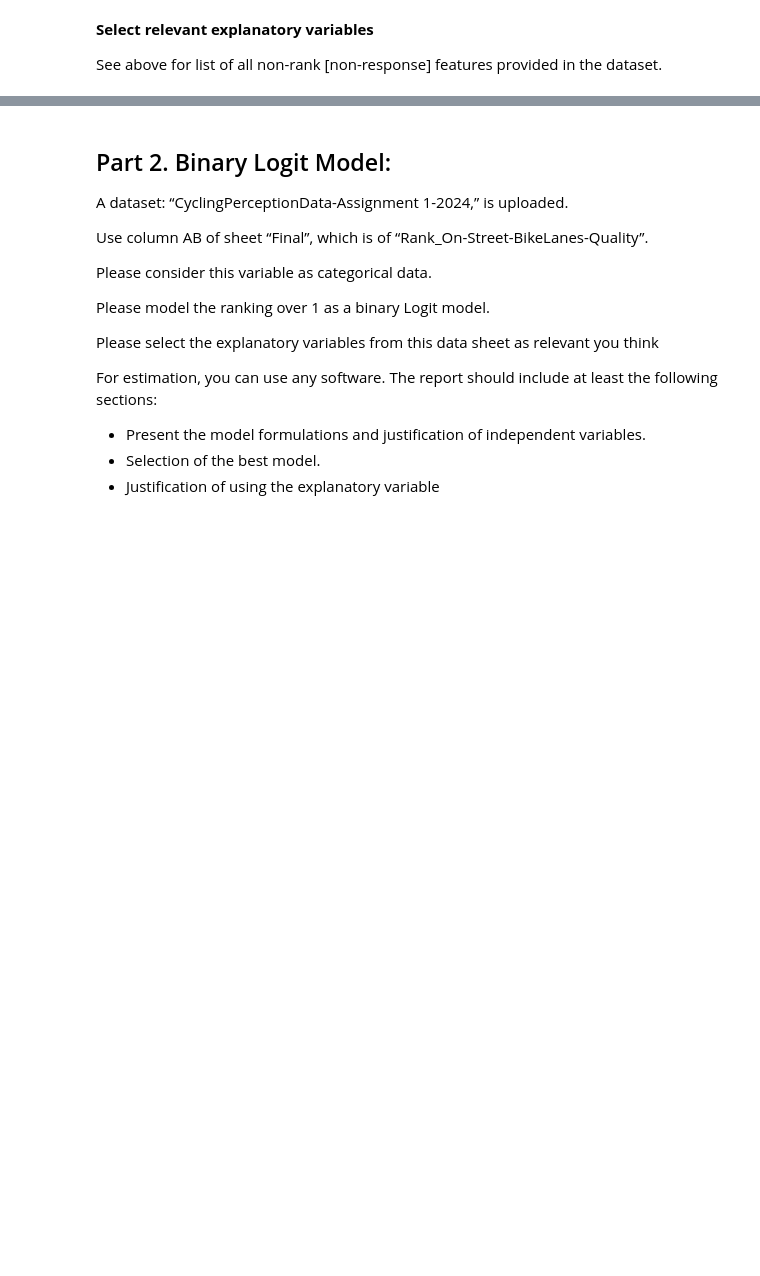
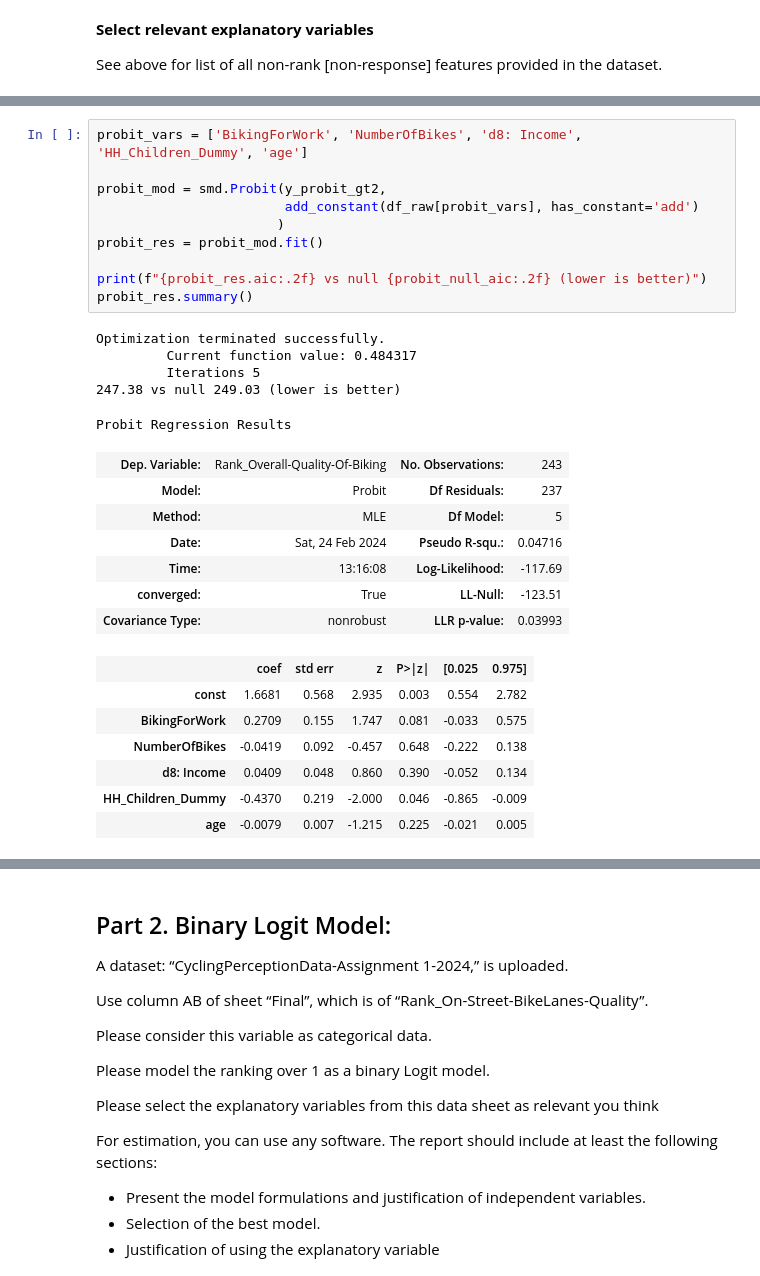
Before and after one commit to tgchen99/CIV1538-Ass1, a Jupyter notebook: CIV1538 - Assignment 1 - Tiggy Chen 1004400784.ipynb, the cells around one changed output, grey strips where cells are left out. Cells and saved outputs as stored; diff of their text form; blank space fills up the shorter version.

```diff
--- a/CIV1538 - Assignment 1 - Tiggy Chen 1004400784.ipynb
+++ b/CIV1538 - Assignment 1 - Tiggy Chen 1004400784.ipynb
@@ -177,0 +197,30 @@ Probit Regression Results
+# %%
+probit_vars = ['BikingForWork', 'NumberOfBikes', 'd8: Income', 'HH_Children_Dummy', 'age']
+
+probit_mod = smd.Probit(y_probit_gt2,
+                        add_constant(df_raw[probit_vars], has_constant='add')
+                       )
+probit_res = probit_mod.fit()
+
+print(f"{probit_res.aic:.2f} vs null {probit_null_aic:.2f} (lower is better)")
+probit_res.summary()
+# %% [output]
+Optimization terminated successfully.
+         Current function value: 0.484317
+         Iterations 5
+247.38 vs null 249.03 (lower is better)
+Probit Regression Results
+| Dep. Variable: | Rank_Overall-Quality-Of-Biking | No. Observations: | 243 |
+| Model: | Probit | Df Residuals: | 237 |
+| Method: | MLE | Df Model: | 5 |
+| Date: | Sat, 24 Feb 2024 | Pseudo R-squ.: | 0.04716 |
+| Time: | 13:16:08 | Log-Likelihood: | -117.69 |
+| converged: | True | LL-Null: | -123.51 |
+| Covariance Type: | nonrobust | LLR p-value: | 0.03993 |
+|  | coef | std err | z | P>|z| | [0.025 | 0.975] |
+| const | 1.6681 | 0.568 | 2.935 | 0.003 | 0.554 | 2.782 |
+| BikingForWork | 0.2709 | 0.155 | 1.747 | 0.081 | -0.033 | 0.575 |
+| NumberOfBikes | -0.0419 | 0.092 | -0.457 | 0.648 | -0.222 | 0.138 |
+| d8: Income | 0.0409 | 0.048 | 0.860 | 0.390 | -0.052 | 0.134 |
+| HH_Children_Dummy | -0.4370 | 0.219 | -2.000 | 0.046 | -0.865 | -0.009 |
+| age | -0.0079 | 0.007 | -1.215 | 0.225 | -0.021 | 0.005 |
```
Also changed, not shown: parts of 12 cells of this notebook.
